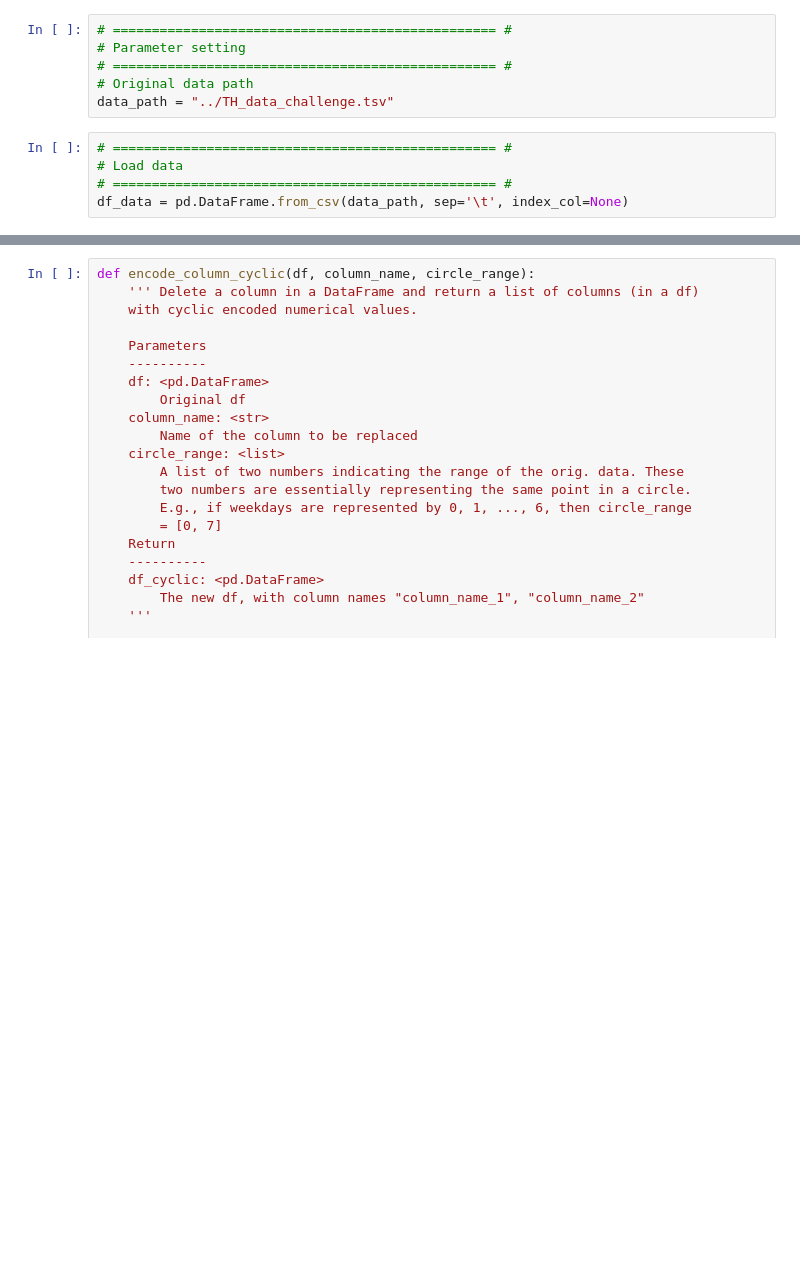
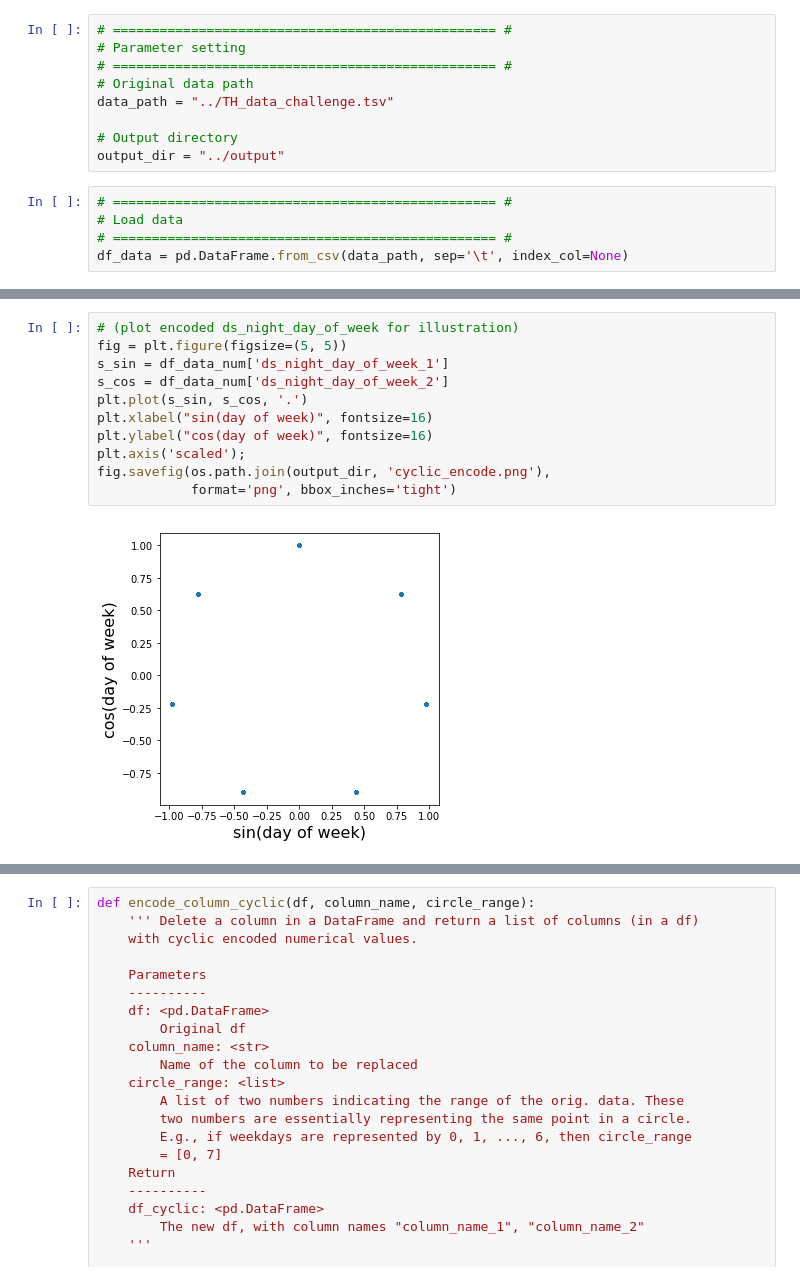
Before and after one commit to yixinmao/airbnb, a Jupyter notebook: scripts/predict_requested.ipynb, the cells around one changed output, grey strips where cells are left out. Saved outputs shown, nothing was run; the diff lists cells and outputs as text; blank space fills up the shorter version.

```diff
--- a/scripts/predict_requested.ipynb
+++ b/scripts/predict_requested.ipynb
@@ -11,6 +13,9 @@ import matplotlib.pyplot as plt
 # ================================================= #
 # Original data path
 data_path = "../TH_data_challenge.tsv"
+
+# Output directory
+output_dir = "../output"
 # %%
 # ================================================= #
 # Load data
@@ -72,3 +70,16 @@ s_feature_std = df_data_num.std(axis=0)
 df_data_num = (df_data_num - s_feature_mean) / s_feature_std
 # --- Put "y", continuous features and encoded categorical features together --- #
 df_data_num = pd.concat([s_dim_is_requested] + [df_data_num] + list_encoded, axis=1)
+# %%
+# (plot encoded ds_night_day_of_week for illustration)
+fig = plt.figure(figsize=(5, 5))
+s_sin = df_data_num['ds_night_day_of_week_1']
+s_cos = df_data_num['ds_night_day_of_week_2']
+plt.plot(s_sin, s_cos, '.')
+plt.xlabel("sin(day of week)", fontsize=16)
+plt.ylabel("cos(day of week)", fontsize=16)
+plt.axis('scaled');
+fig.savefig(os.path.join(output_dir, 'cyclic_encode.png'),
+            format='png', bbox_inches='tight')
+# %% [output]
+[figure, added]
```
Also changed, not shown: parts of 6 cells of this notebook.
